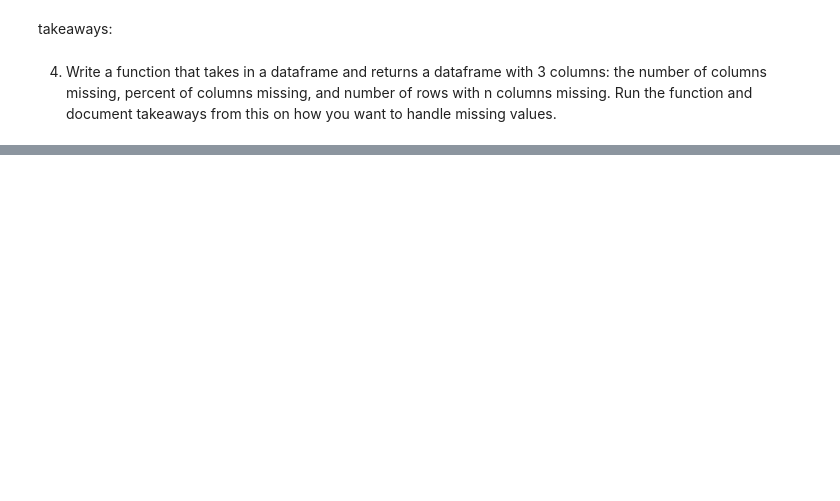
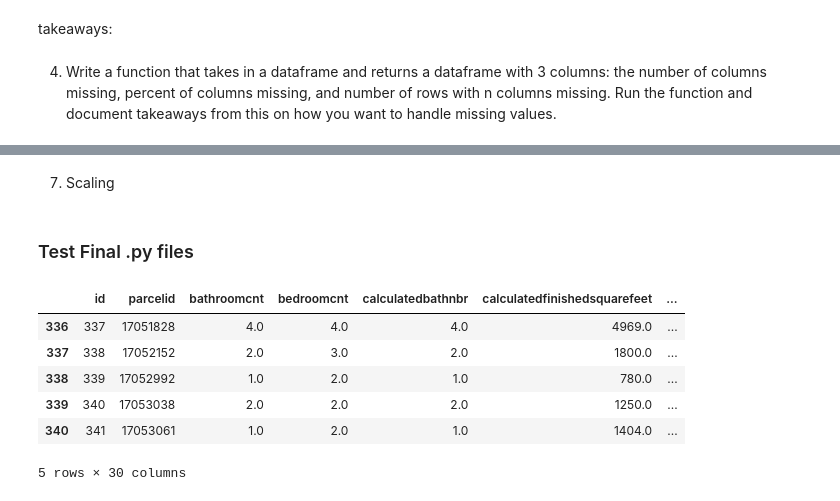
Before and after one commit to Brandon-Martinez27/clustering-exercises, a Jupyter notebook: zillow.ipynb, the cells around one changed output, grey strips where cells are left out. Cells and saved outputs as stored; diff of their text form; code cells hidden in the pictures; blank space fills up the shorter version.

Commit message:
warmup: update, wrangle mall: functions, wrangle zillow: functions, zillow notebook: finished exercises

```diff
--- a/zillow.ipynb
+++ b/zillow.ipynb
@@ -179,0 +309,2 @@ memory usage: 37.2+ MB
+# %% [markdown]
+7. Scaling
@@ -179,0 +345,14 @@ memory usage: 37.2+ MB
+# %% [markdown]
+### Test Final .py files
+# %%
+from wrangle_zillow import wrangle_zillow
+
+wrangle_zillow().head()
+# %% [output]
+|  | id | parcelid | bathroomcnt | bedroomcnt | calculatedbathnbr | calculatedfinishedsquarefeet | ... |
+| 336 | 337 | 17051828 | 4.0 | 4.0 | 4.0 | 4969.0 | ... |
+| 337 | 338 | 17052152 | 2.0 | 3.0 | 2.0 | 1800.0 | ... |
+| 338 | 339 | 17052992 | 1.0 | 2.0 | 1.0 | 780.0 | ... |
+| 339 | 340 | 17053038 | 2.0 | 2.0 | 2.0 | 1250.0 | ... |
+| 340 | 341 | 17053061 | 1.0 | 2.0 | 1.0 | 1404.0 | ... |
+5 rows × 30 columns
```
Also changed, not shown: parts of 55 cells of this notebook, 3 other files.
